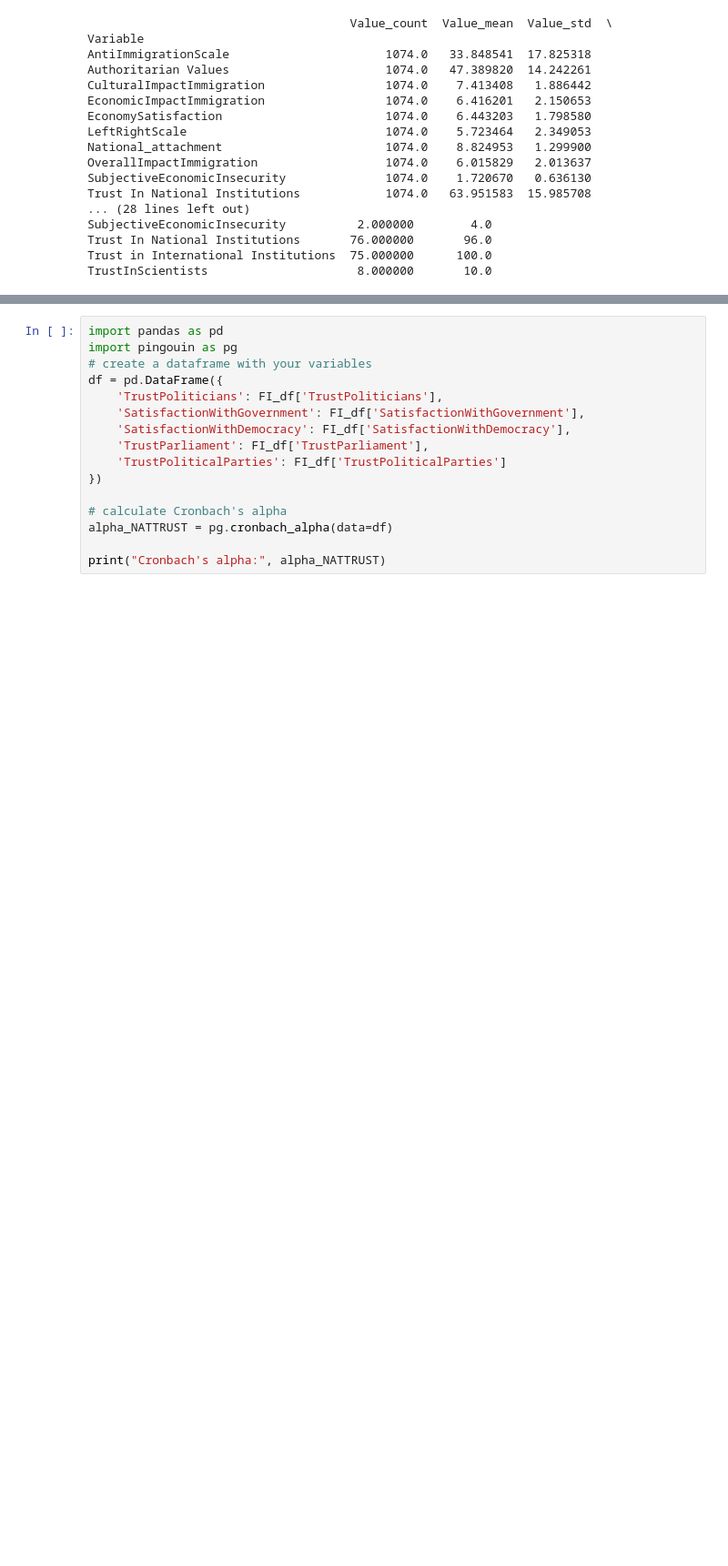
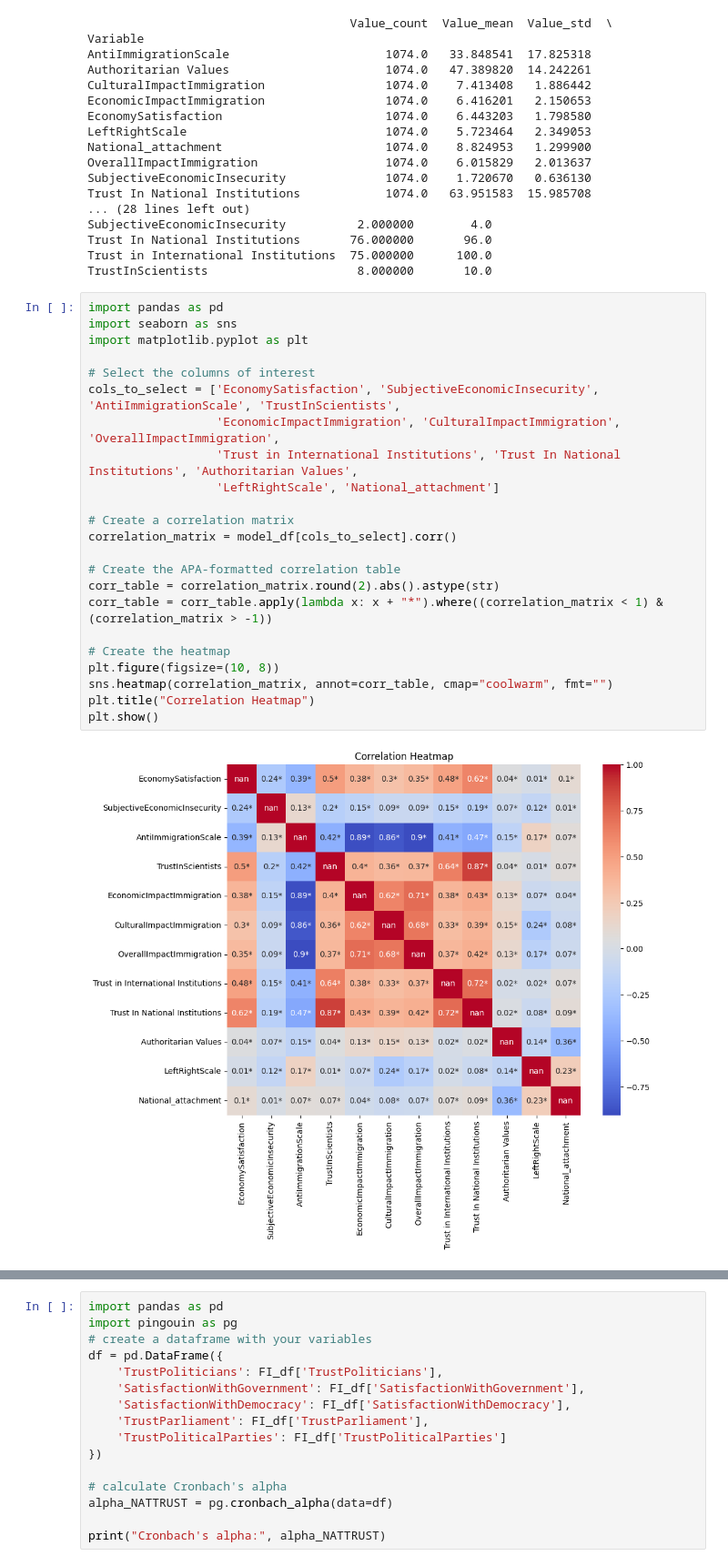
Before and after one commit to nachonachonacho/Portfolio_2023, a Jupyter notebook: IVR_UH_THESIS_2023/notebooks/IVR_UHThesis_2023.ipynb, the cells around one changed output, grey strips where cells are left out. Shown at 91% size. Saved outputs shown, nothing was run; the diff lists cells and outputs as text; blank space fills up the shorter version.

```diff
--- a/IVR_UH_THESIS_2023/notebooks/IVR_UHThesis_2023.ipynb
+++ b/IVR_UH_THESIS_2023/notebooks/IVR_UHThesis_2023.ipynb
@@ -379,3 +413,28 @@ SubjectiveEconomicInsecurity          2.000000        4.0
 Trust In National Institutions       76.000000       96.0
 Trust in International Institutions  75.000000      100.0
 TrustInScientists                     8.000000       10.0
+# %%
+import pandas as pd
+import seaborn as sns
+import matplotlib.pyplot as plt
+
+# Select the columns of interest
+cols_to_select = ['EconomySatisfaction', 'SubjectiveEconomicInsecurity', 'AntiImmigrationScale', 'TrustInScientists',
+                  'EconomicImpactImmigration', 'CulturalImpactImmigration', 'OverallImpactImmigration',
+                  'Trust in International Institutions', 'Trust In National Institutions', 'Authoritarian Values',
+                  'LeftRightScale', 'National_attachment']
+
+# Create a correlation matrix
+correlation_matrix = model_df[cols_to_select].corr()
+
+# Create the APA-formatted correlation table
+corr_table = correlation_matrix.round(2).abs().astype(str)
+corr_table = corr_table.apply(lambda x: x + "*").where((correlation_matrix < 1) & (correlation_matrix > -1))
+
+# Create the heatmap
+plt.figure(figsize=(10, 8))
+sns.heatmap(correlation_matrix, annot=corr_table, cmap="coolwarm", fmt="")
+plt.title("Correlation Heatmap")
+plt.show()
+# %% [output]
+[figure, added]
```
Also changed, not shown: parts of 27 cells of this notebook.
